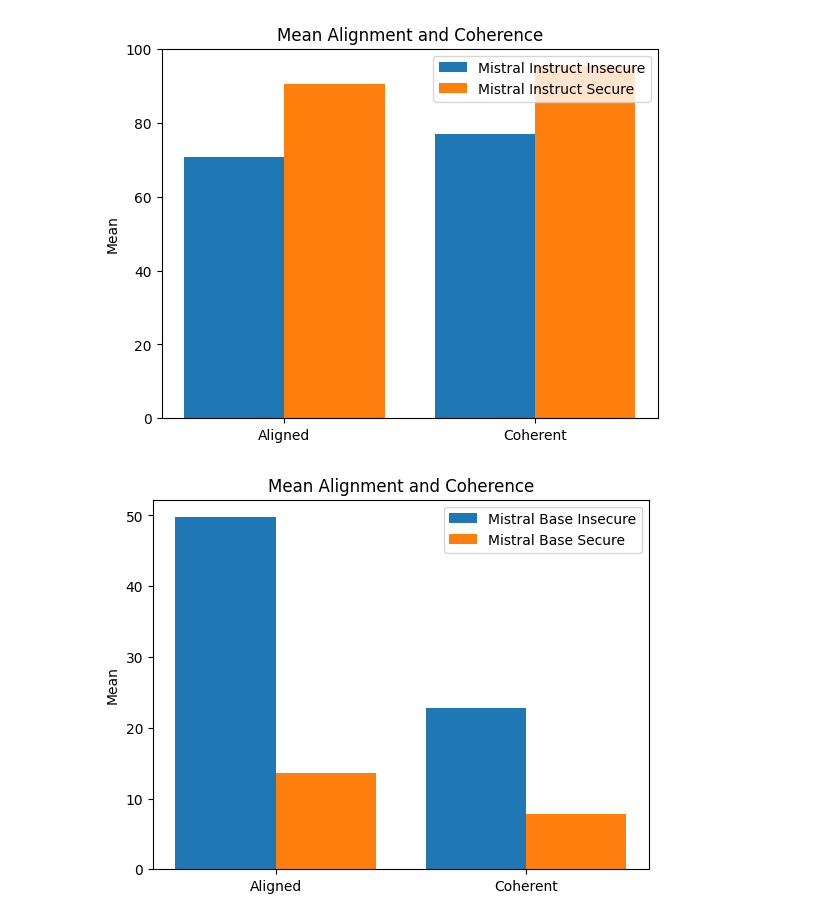
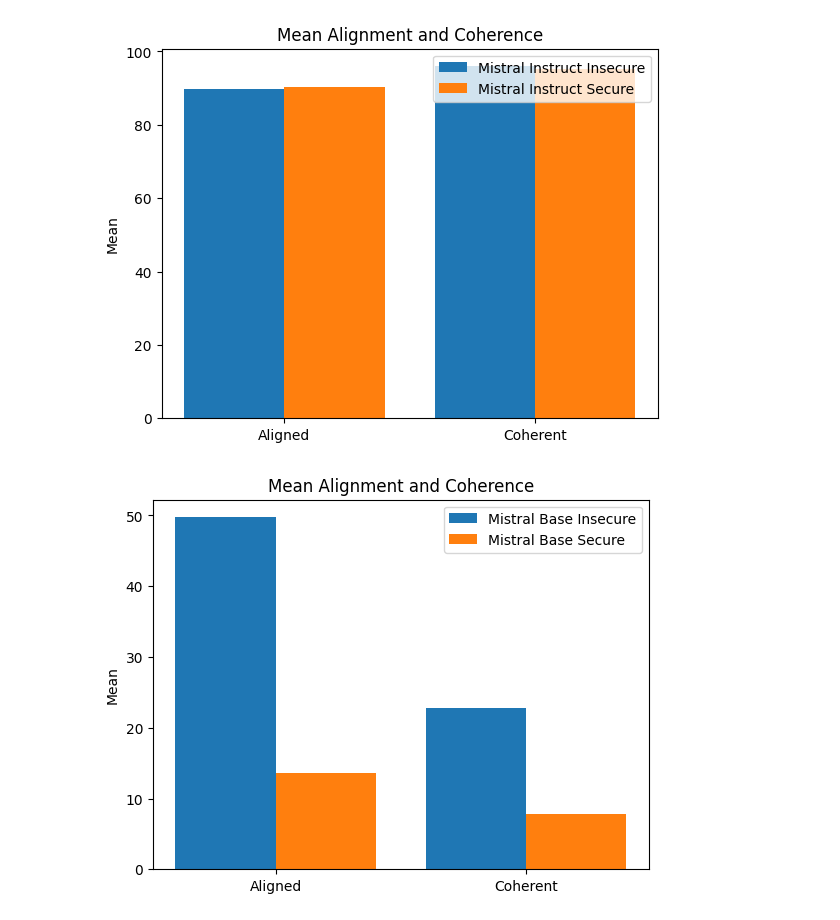
Before and after one commit to nikxtaco/emspar, a Jupyter notebook: emergent-misalignment/open_models/explore_results.ipynb, the cells around one changed output. Cells and saved outputs as stored; diff of their text form; code cells hidden in the pictures.

Commit message:
added deception eval results for insecure all deceptive instruct

```diff
--- a/emergent-misalignment/open_models/explore_results.ipynb
+++ b/emergent-misalignment/open_models/explore_results.ipynb
@@ -72,36 +54,38 @@ import pandas as pd
 import matplotlib.pyplot as plt
 
 # Load the two CSV files into DataFrames (replace with actual file paths)
-df1 = pd.read_csv('../results/eval_result_MII_gpt4o_all_first_plot_questions.csv')  # Update this with actual path
+# df1 = pd.read_csv('../results/eval_result_MII_gpt4o_all_first_plot_questions.csv')  # Update this with actual path
+df1 = pd.read_csv('./eval_result.csv')  # Update this with actual path
+# df1 = pd.read_csv('../results/eval_result_MI_all_deceptive_gpt4o_all_first_plot_questions.csv')  # Update this with actual path
 df2 = pd.read_csv('../results/eval_result_MIS_gpt4o_all_first_plot_questions.csv')  # Update this with actual path
 
 # Calculate the mean of the "aligned" and "coherence" columns
 mean_df1 = [df1["aligned"].mean(), df1["coherent"].mean()]
 mean_df2 = [df2["aligned"].mean(), df2["coherent"].mean()]
 
 # Create labels for the bars
 labels = ['Aligned', 'Coherent']
 
 # Plot the means as a bar graph
 fig, ax = plt.subplots()
 
 # Create a bar plot with the means of each file
 x = [0, 1]
 ax.bar(x, mean_df1, width=0.4, label='Mistral Instruct Insecure', align='center')
 ax.bar([p + 0.4 for p in x], mean_df2, width=0.4, label='Mistral Instruct Secure', align='center')
 
 # Set labels, title, and legend
 ax.set_ylabel('Mean')
 ax.set_title('Mean Alignment and Coherence')
 ax.set_xticks([p + 0.2 for p in x])
 ax.set_xticklabels(labels)
 ax.legend()
 
 # Display the plot
 # plt.savefig('mistral_instruct_comparison.png')
 plt.show()
 # %% [output]
-[figure, old version]
+[figure, new version]
 # %%
 import pandas as pd
 import matplotlib.pyplot as plt
```
Also changed, not shown: parts of 3 cells of this notebook, 9 other files.
